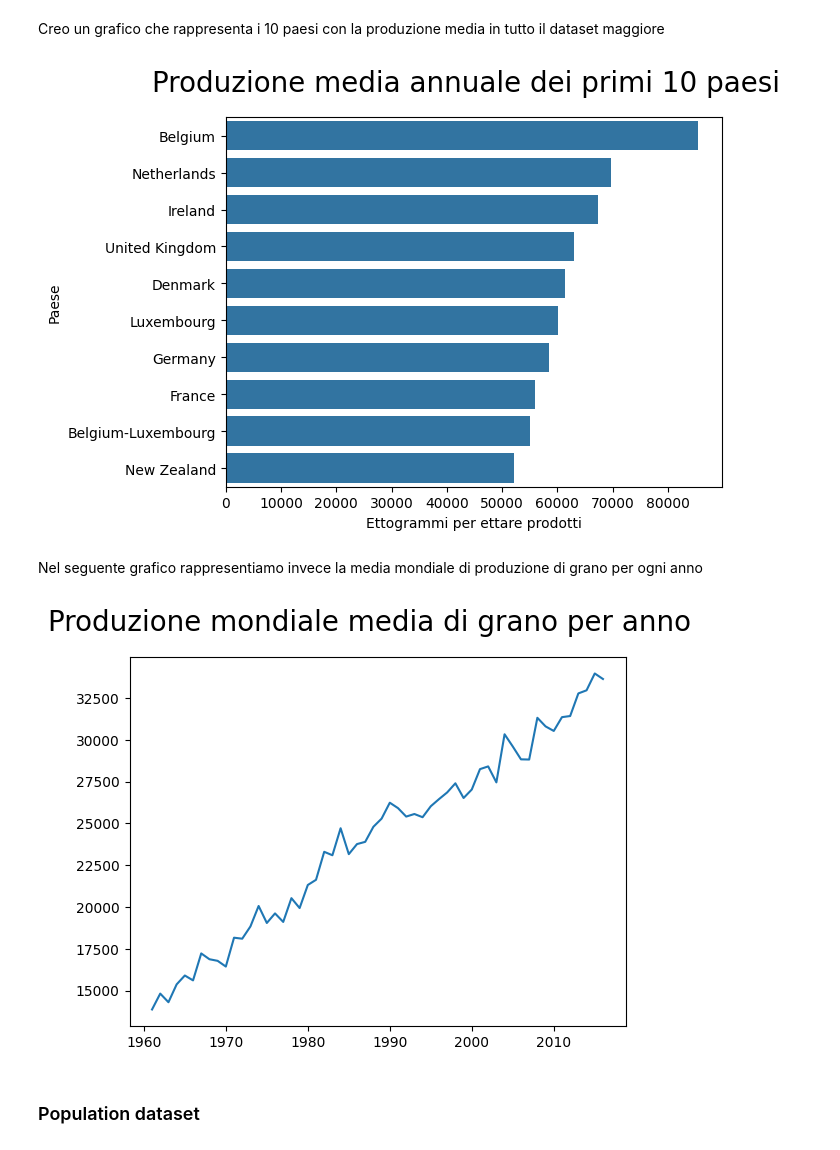
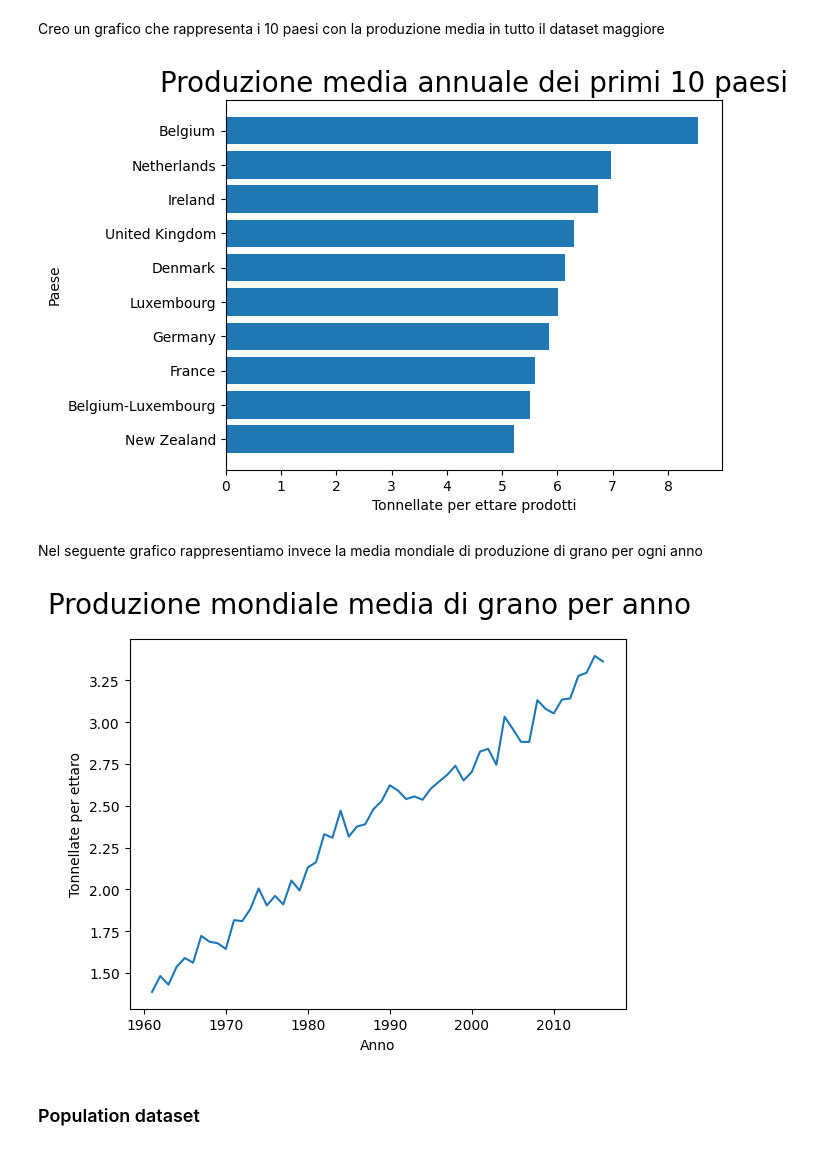
Before and after one commit to eduardalexandrut/WheatYieldPredictor, a Jupyter notebook: WheatPricePredictor.ipynb, the cells around one changed output. Saved outputs shown, nothing was run; the diff lists cells and outputs as text; code cells hidden in the pictures.

```diff
--- a/WheatPricePredictor.ipynb
+++ b/WheatPricePredictor.ipynb
@@ -410,9 +414,9 @@ wheat_yield_data
 # %% [markdown]
 Visto che tutte le istanze sono relative al grano, possiamo rimuovere la colonna `Item` poiché ridondante.
 # %%
-wheat_yield_data = wheat_yield_data.drop('Item', axis = 1)
-wheat_yield_data['Area'] = wheat_yield_data['Area'].astype(pd.StringDtype())
-wheat_yield_data.info()
+yield_data = yield_data.drop('Item', axis = 1)
+yield_data['Area'] = yield_data['Area'].astype(pd.StringDtype())
+yield_data.info()
 # %% [output]
 <class 'pandas.core.frame.DataFrame'>
 Index: 6160 entries, 168 to 56716
@@ -429,6 +433,6 @@ Per il nostro studio è necessario sapere solo la produzione di grano e non di t
 # %%
-wheat_yield_data.rename(columns = {'Value':'yield_in_hg/ha'}, inplace = True)
-wheat_yield_data.info()
+yield_data.rename(columns = {'Value':'yield_in_hg/ha'}, inplace = True)
+yield_data.info()
 # %% [output]
 <class 'pandas.core.frame.DataFrame'>
 Index: 6160 entries, 168 to 56716
@@ -442,0 +452,3 @@ memory usage: 192.5 KB
+# %%
+yield_data['yield_in_hg/ha'] = yield_data['yield_in_hg/ha'].apply(convert_in_tons)
+yield_data.rename(columns = {'yield_in_hg/ha': 'yield_in_t/ha'}, inplace = True)
@@ -443,23 +464,24 @@ memory usage: 192.5 KB
 # %% [markdown]
 Creo un grafico che rappresenta i 10 paesi con la produzione media in tutto il dataset maggiore
 # %%
-yield_country_list = wheat_yield_data['Area'].unique()
+yield_country_list = yield_data['Area'].unique()
 avg_wheat_production_per_country = {}
 for i in yield_country_list:
-    avg_wheat_production_per_country[i] = wheat_yield_data[wheat_yield_data['Area']==i]['yield_in_hg/ha'].mean()
+    avg_wheat_production_per_country[i] = yield_data[yield_data['Area']==i]['yield_in_t/ha'].mean()
 # %%
 avg_wheat_production_per_country = sorted(avg_wheat_production_per_country.items(), key=lambda kv: kv[1], reverse=True)
 avg_wheat_production_per_country = avg_wheat_production_per_country[:10]
 # %%
 area, value = zip(*avg_wheat_production_per_country)
-plt.figure()
-plt.suptitle('Produzione media annuale dei primi 10 paesi', fontsize=20)
-sns.barplot(y = area, x = value)
-plt.xlabel('Ettogrammi per ettare prodotti')
-plt.ylabel('Paese')
+fig, ax = plt.subplots()
+ax.set_title('Produzione media annuale dei primi 10 paesi', fontsize=20)
+ax.barh(area, value)
+ax.invert_yaxis()
+ax.set_xlabel('Tonnellate per ettare prodotti')
+ax.set_ylabel('Paese')
 plt.show()
 # %% [output]
-[figure, old version]
+[figure, new version]
 # %% [markdown]
 Nel seguente grafico rappresentiamo invece la media mondiale di produzione di grano per ogni anno
 # %%
@@ -472,10 +494,12 @@ for i in yield_year_list:
 years, prod = zip(*avg_production_per_year_dict.items())
 plt.figure()
 plt.suptitle('Produzione mondiale media di grano per anno', fontsize=20)
-sns.lineplot(y = prod, x = years)
+plt.xlabel('Anno')
+plt.ylabel('Tonnellate per ettaro')
+plt.plot(years, prod)
 plt.show()
 # %% [output]
-[figure, old version]
+[figure, new version]
 # %% [markdown]
 ### Population dataset
 # %%
```
Also changed, not shown: parts of 37 cells of this notebook, 12 other files.
